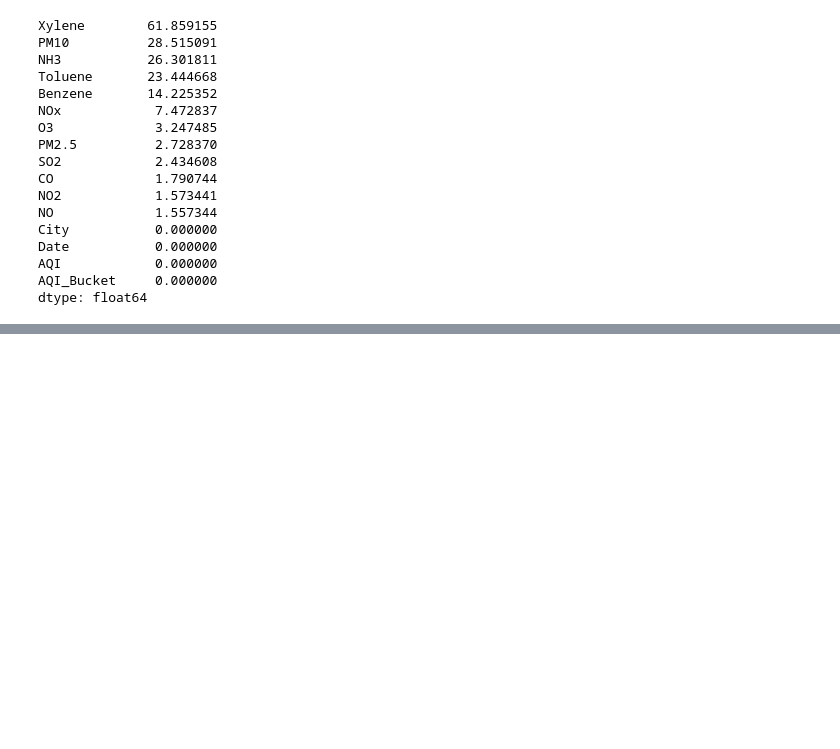
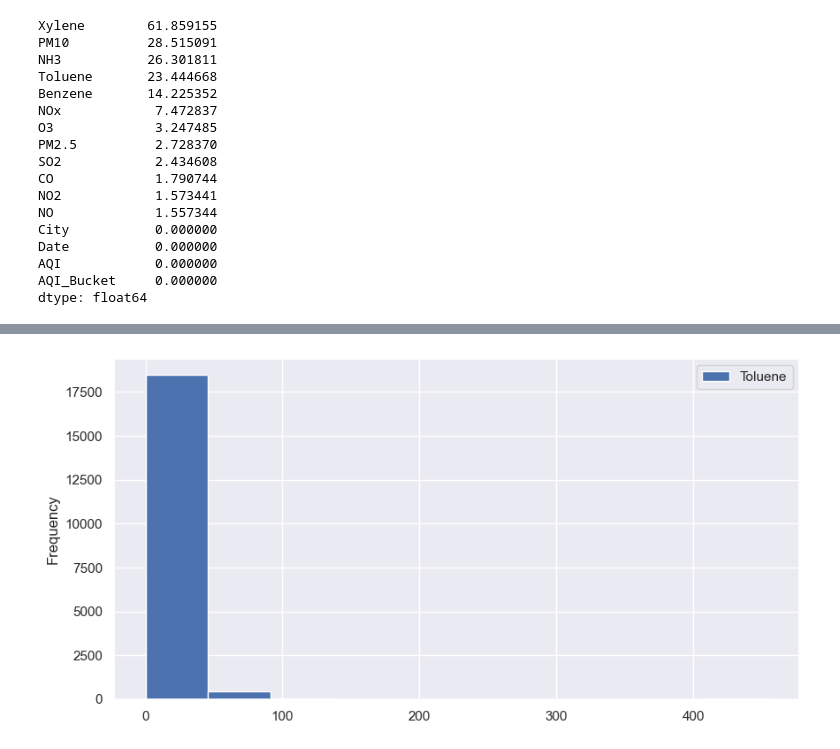
Before and after one commit to WDAryan/AQI-Prediction, a Jupyter notebook: AQI Prediction Model.ipynb, the cells around one changed output, grey strips where cells are left out. Drawn from its saved outputs; the diff is of its cells as text; code cells hidden in the pictures; blank space fills up the shorter version.

```diff
--- a/AQI Prediction Model.ipynb
+++ b/AQI Prediction Model.ipynb
@@ -174,0 +198,6 @@ dtype: float64
+# %%
+df['Toluene'].plot(kind = 'hist', figsize=(10,5))
+plt.legend()
+plt.show()
+# %% [output]
+[figure, added]
```
Also changed, not shown: parts of 48 cells of this notebook.
